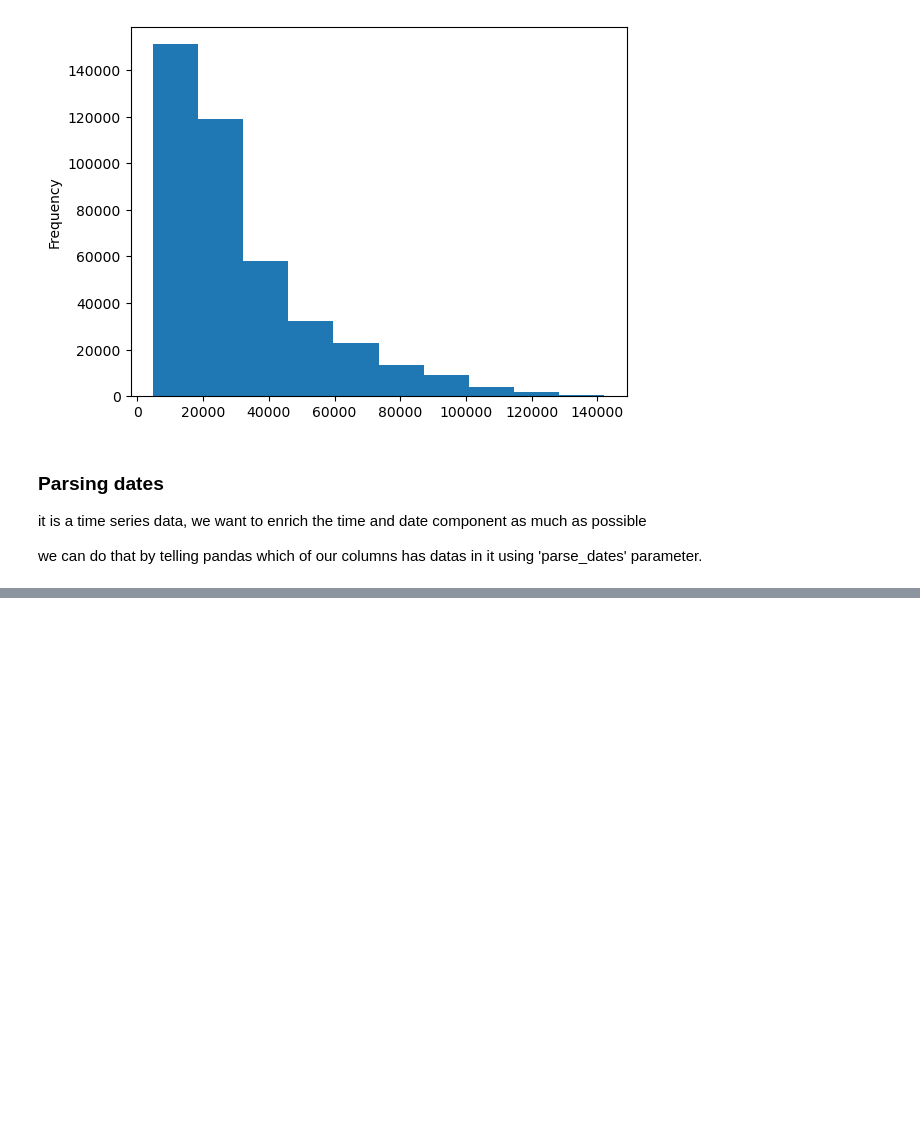
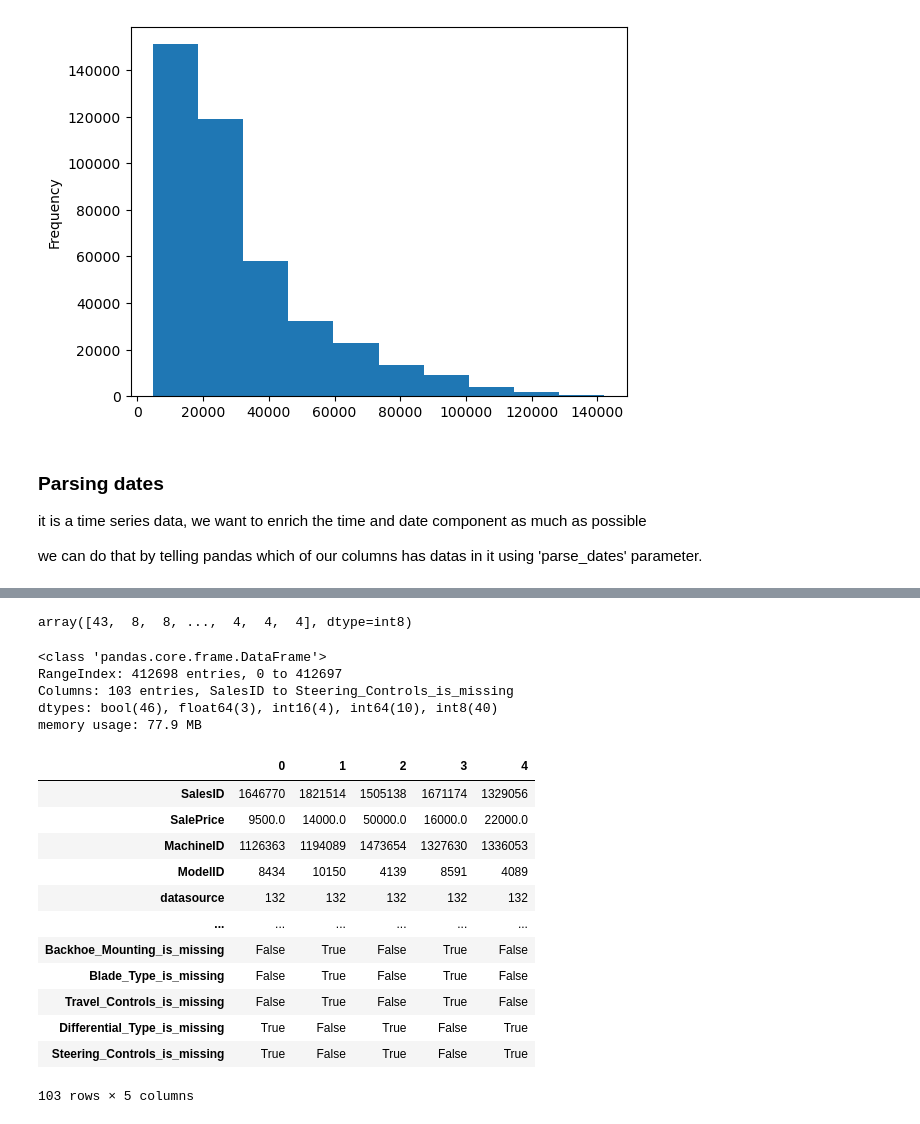
Before and after one commit to Deepak-coder80/bulldozer-price-prediciton, a Jupyter notebook: end-to-end-bulldozer-price-regression.ipynb, the cells around one changed output, grey strips where cells are left out. Drawn from its saved outputs; the diff is of its cells as text; code cells hidden in the pictures; blank space fills up the shorter version.

```diff
--- a/end-to-end-bulldozer-price-regression.ipynb
+++ b/end-to-end-bulldozer-price-regression.ipynb
@@ -96,0 +470,9 @@ we can do that by telling pandas which of our columns has datas in it using 'par
+# %%
+# fill numeric rows with median
+for label,content in df_temp.items():
+    if pd.api.types.is_numeric_dtype(content):
+        if pd.isnull(content).sum():
+            # add a binary column which tells us if the data was missing
+            df_temp[label+"_is_missing"] = pd.isnull(content)
+            #fill missing numeric value with median
+            df_temp[label] = content.fillna(content.median())
@@ -96,0 +486,6 @@ we can do that by telling pandas which of our columns has datas in it using 'par
+# %%
+# check if there's any null numeric values
+for label,content in df_temp.items():
+    if pd.api.types.is_numeric_dtype(content):
+        if pd.isnull(content).sum():
+            print(label)
@@ -96,0 +520,6 @@ we can do that by telling pandas which of our columns has datas in it using 'par
+# %%
+# check for columns which aren't numeric
+for label,content in df_temp.items():
+    if not pd.api.types.is_numeric_dtype(content):
+
+        print(label)
@@ -96,0 +544,36 @@ we can do that by telling pandas which of our columns has datas in it using 'par
+# %%
+pd.Categorical(df_temp["state"]).codes
+# %% [output]
+array([43,  8,  8, ...,  4,  4,  4], dtype=int8)
+# %%
+# Turn categorical variables into numbers and fill missing
+for label, content in df_temp.items():
+    if not pd.api.types.is_numeric_dtype(content):
+        # add binary column to indicate whether has missing value
+        df_temp[label+"_is_missing"] = pd.isnull(content)
+        # turn categories into numbers and add + 1 (because if there is any missing value panda will assign -1 for that )
+        df_temp[label] = pd.Categorical(content).codes + 1
+# %%
+df_temp.info()
+# %% [output]
+<class 'pandas.core.frame.DataFrame'>
+RangeIndex: 412698 entries, 0 to 412697
+Columns: 103 entries, SalesID to Steering_Controls_is_missing
+dtypes: bool(46), float64(3), int16(4), int64(10), int8(40)
+memory usage: 77.9 MB
+# %%
+df_temp.head().T
+# %% [output]
+|  | 0 | 1 | 2 | 3 | 4 |
+| SalesID | 1646770 | 1821514 | 1505138 | 1671174 | 1329056 |
+| SalePrice | 9500.0 | 14000.0 | 50000.0 | 16000.0 | 22000.0 |
+| MachineID | 1126363 | 1194089 | 1473654 | 1327630 | 1336053 |
+| ModelID | 8434 | 10150 | 4139 | 8591 | 4089 |
+| datasource | 132 | 132 | 132 | 132 | 132 |
+| ... | ... | ... | ... | ... | ... |
+| Backhoe_Mounting_is_missing | False | True | False | True | False |
+| Blade_Type_is_missing | False | True | False | True | False |
+| Travel_Controls_is_missing | False | True | False | True | False |
+| Differential_Type_is_missing | True | False | True | False | True |
+| Steering_Controls_is_missing | True | False | True | False | True |
+103 rows × 5 columns
```
Also changed, not shown: parts of 43 cells of this notebook.
